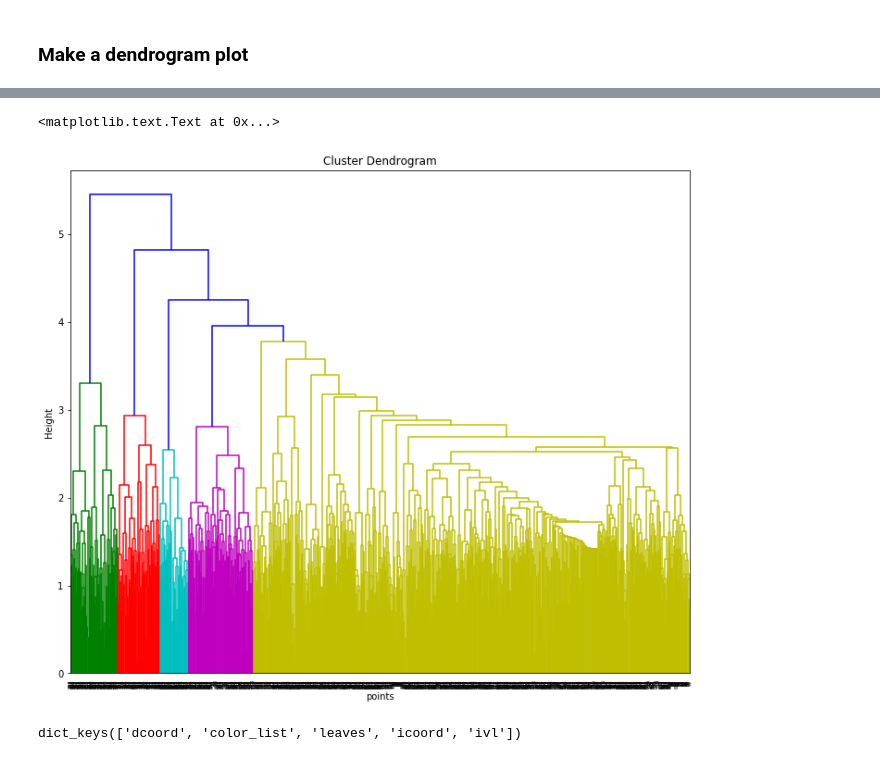
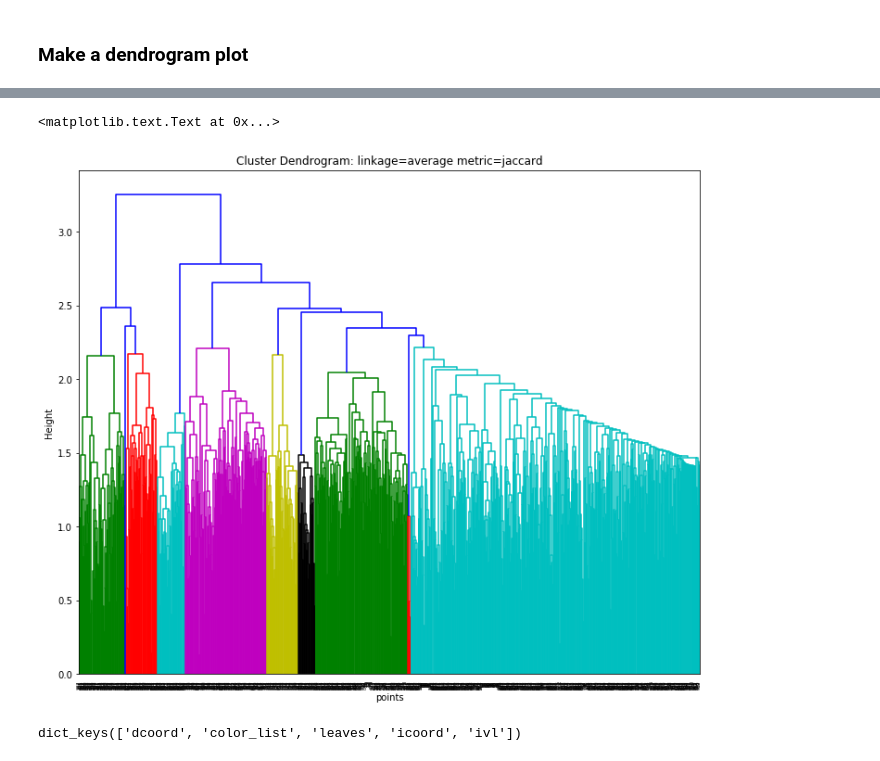
Before and after one commit to tianyu-tristan/meetup-rsvps, a Jupyter notebook: code/ml/ML.ipynb, the cells around one changed output, grey strips where cells are left out. Cells and saved outputs as stored; diff of their text form; code cells hidden in the pictures.

```diff
--- a/code/ml/ML.ipynb
+++ b/code/ml/ML.ipynb
@@ -83,5 +118,7 @@ from collections import Counter
 from sklearn.externals import joblib
 # %%
 pd.set_option('display.max_colwidth', 100)
+# %%
+N_SAMPLES = 1000
 # %%
 raw_json_rsvps = sc.textFile("../../data/export/2017/04/*/*/*").cache()
@@ -389,9 +430,19 @@ array([0, 0, 0, 0, 0])
 # %%
 # compute distance matrix
 from scipy.spatial.distance import pdist, squareform
+from sklearn.neighbors import DistanceMetric
 
-X = np.unique(pdf.urlkeys)
-vectorized_urlkeys = vectorizer.fit_transform(X[:1000])
-# not printed as pretty, but the values are correct
-distxy = squareform(pdist(vectorized_urlkeys.todense(), metric='jaccard'))
-print (distxy)
+# X = np.unique(pdf.urlkeys)
+
+def get_distance_matrix(X):
+    vectorized_urlkeys = vectorizer.fit_transform(X)
+    # not printed as pretty, but the values are correct
+    # distxy = squareform(pdist(vectorized_urlkeys.todense(), metric='jaccard'))
+
+    pair_dist = DistanceMetric.get_metric('jaccard').pairwise(vectorized_urlkeys.todense())
+    # replace nan by 1
+    ind_zeros = np.where(np.isnan(pair_dist))
+    pair_dist[ind_zeros] = 1.
+    distxy = pair_dist
+#     print (distxy)
+    return distxy
@@ -449,18 +529,24 @@ dict_keys(['happy-hours', 'dating-and-relationships', 'diningout', 'singles', 's
 # %%
 from scipy.cluster.hierarchy import linkage, dendrogram
 import sys
 import matplotlib.pyplot as plt
 %matplotlib inline
 
+n_samples = 1000
+# linkage = 'complete'
+# metric = 'jaccard'
+
+distxy = get_distance_matrix(X[:1000])
+
 plt.figure(figsize=(12,10))
 # R = dendrogram(linkage(distxy, method='average'), p=5, truncate_mode='level', get_leaves=True)
-R = dendrogram(linkage(distxy, method='complete'))
+R = dendrogram(linkage(distxy, method='average'))
 plt.xlabel('points')
 plt.ylabel('Height')
-plt.title('Cluster Dendrogram')
+plt.title("Cluster Dendrogram: linkage=average metric=jaccard")
 # %% [output]
 <matplotlib.text.Text at 0x...>
-[figure, old version]
+[figure, new version]
 # %%
 R.keys()
 # %% [output]
```
Also changed, not shown: parts of 43 cells of this notebook, 3 other files.
